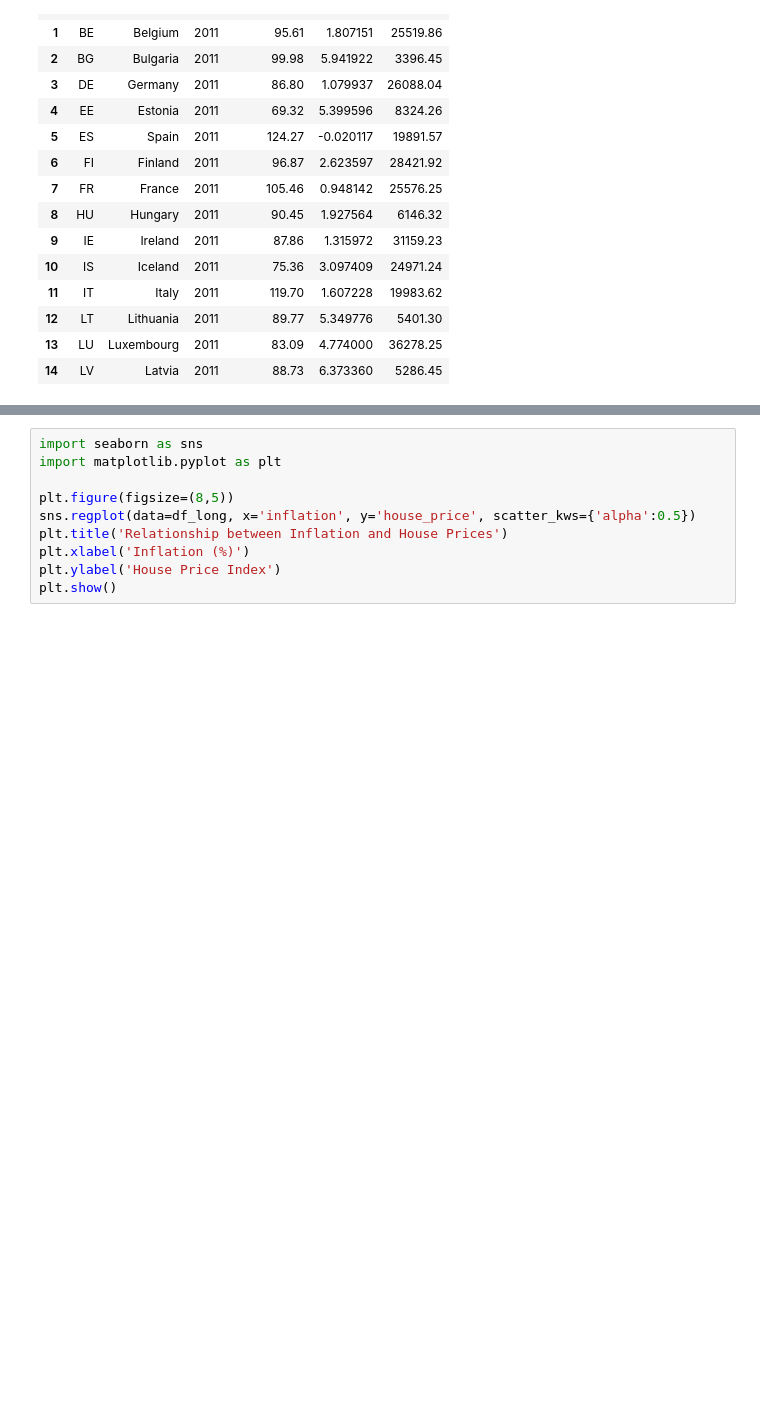
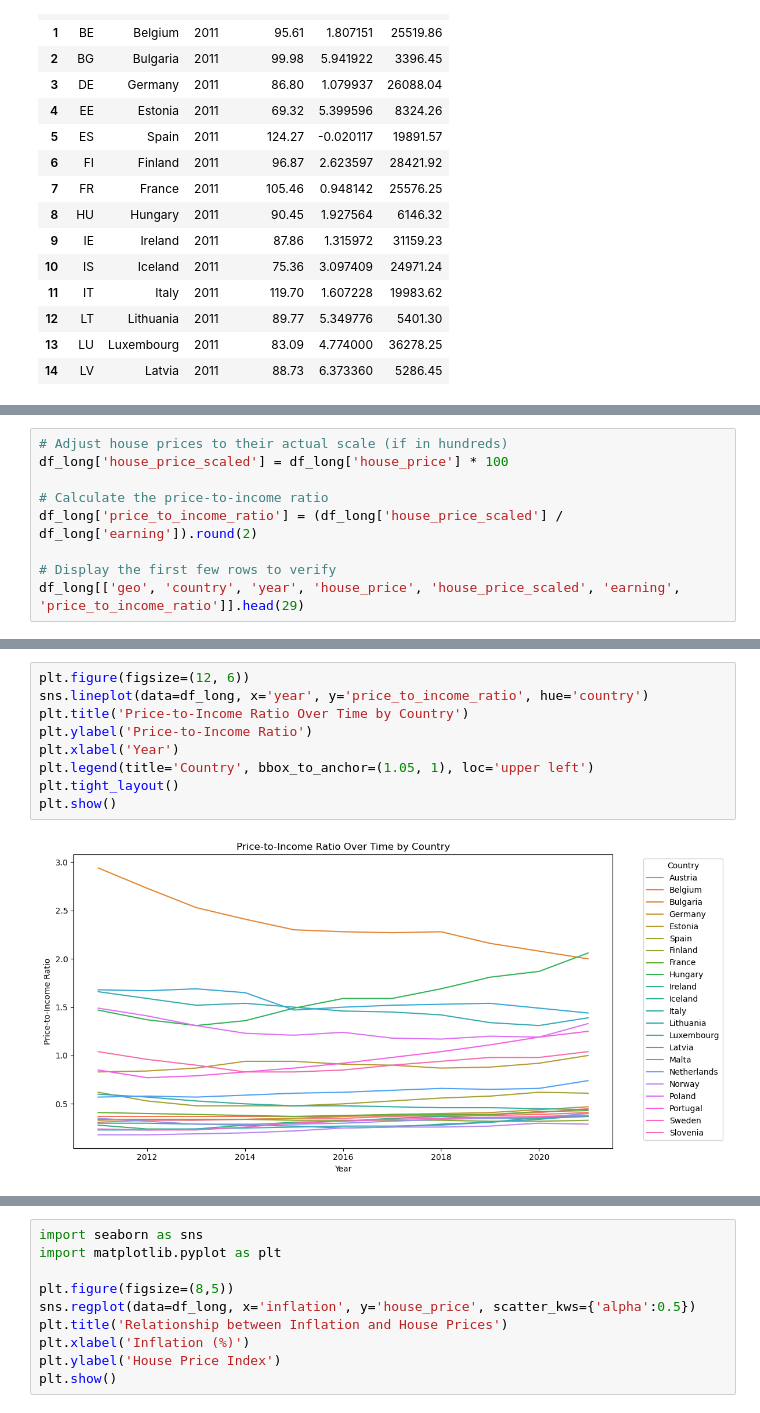
Before and after one commit to tihitnag/inflation-house-price-for-eu-, a Jupyter notebook: house_price.ipynb, the cells around one changed output, grey strips where cells are left out. Saved outputs shown, nothing was run; the diff lists cells and outputs as text; blank space fills up the shorter version.

```diff
--- a/house_price.ipynb
+++ b/house_price.ipynb
@@ -240,0 +241,9 @@ df_long.head(15)
+# %%
+# Adjust house prices to their actual scale (if in hundreds)
+df_long['house_price_scaled'] = df_long['house_price'] * 100
+
+# Calculate the price-to-income ratio
+df_long['price_to_income_ratio'] = (df_long['house_price_scaled'] / df_long['earning']).round(2)
+
+# Display the first few rows to verify
+df_long[['geo', 'country', 'year', 'house_price', 'house_price_scaled', 'earning', 'price_to_income_ratio']].head(29)
@@ -240,0 +268,11 @@ df_long.head(15)
+# %%
+plt.figure(figsize=(12, 6))
+sns.lineplot(data=df_long, x='year', y='price_to_income_ratio', hue='country')
+plt.title('Price-to-Income Ratio Over Time by Country')
+plt.ylabel('Price-to-Income Ratio')
+plt.xlabel('Year')
+plt.legend(title='Country', bbox_to_anchor=(1.05, 1), loc='upper left')
+plt.tight_layout()
+plt.show()
+# %% [output]
+[figure, added]
```
Also changed, not shown: parts of 17 cells of this notebook, 5 other files.
